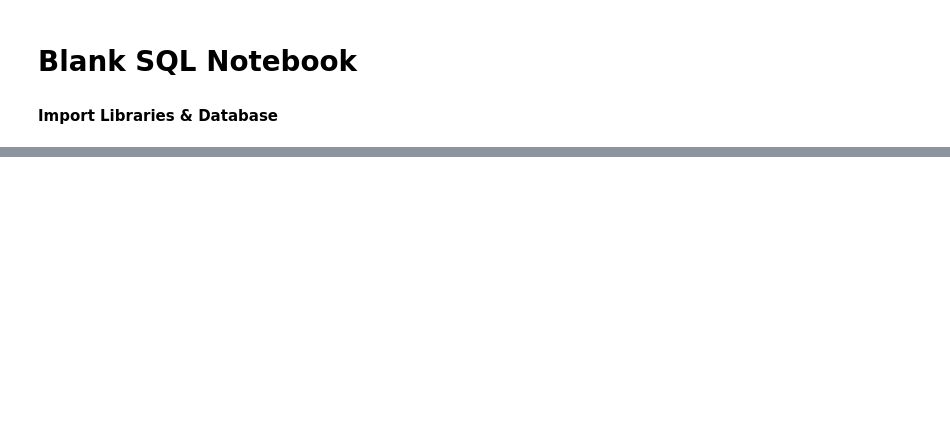
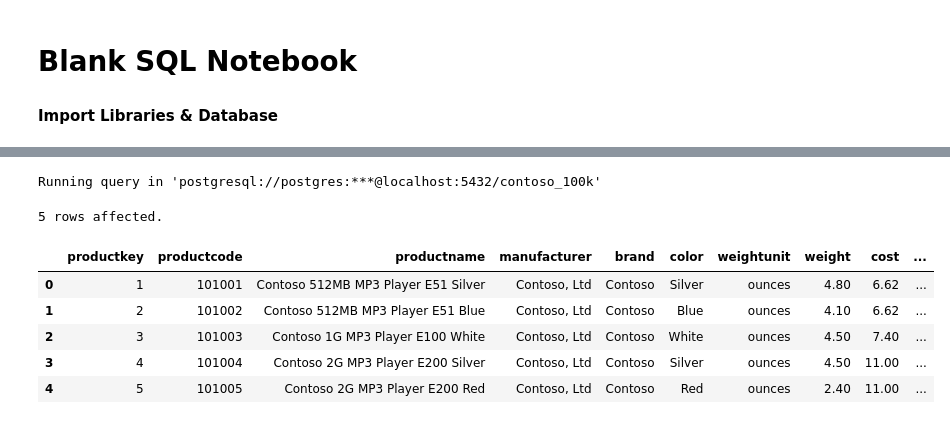
Before and after one commit to harshbrar03/SQL-Project, a Jupyter notebook: Resources/Blank_SQL_Notebook.ipynb, the cells around one changed output, grey strips where cells are left out. Cells and saved outputs as stored; diff of their text form; code cells hidden in the pictures; blank space fills up the shorter version.

```diff
--- a/Resources/Blank_SQL_Notebook.ipynb
+++ b/Resources/Blank_SQL_Notebook.ipynb
@@ -56,0 +127,14 @@ pd.options.display.float_format = '{:.2f}'.format
+# %%
+%%sql
+SELECT *
+FROM product
+LIMIT 5;
+# %% [output]
+Running query in 'postgresql://postgres:***@localhost:5432/contoso_100k'
+5 rows affected.
+|  | productkey | productcode | productname | manufacturer | brand | color | weightunit | weight | cost | ... |
+| 0 | 1 | 101001 | Contoso 512MB MP3 Player E51 Silver | Contoso, Ltd | Contoso | Silver | ounces | 4.80 | 6.62 | ... |
+| 1 | 2 | 101002 | Contoso 512MB MP3 Player E51 Blue | Contoso, Ltd | Contoso | Blue | ounces | 4.10 | 6.62 | ... |
+| 2 | 3 | 101003 | Contoso 1G MP3 Player E100 White | Contoso, Ltd | Contoso | White | ounces | 4.50 | 7.40 | ... |
+| 3 | 4 | 101004 | Contoso 2G MP3 Player E200 Silver | Contoso, Ltd | Contoso | Silver | ounces | 4.50 | 11.00 | ... |
+| 4 | 5 | 101005 | Contoso 2G MP3 Player E200 Red | Contoso, Ltd | Contoso | Red | ounces | 2.40 | 11.00 | ... |
```
Also changed, not shown: parts of 9 cells of this notebook.
